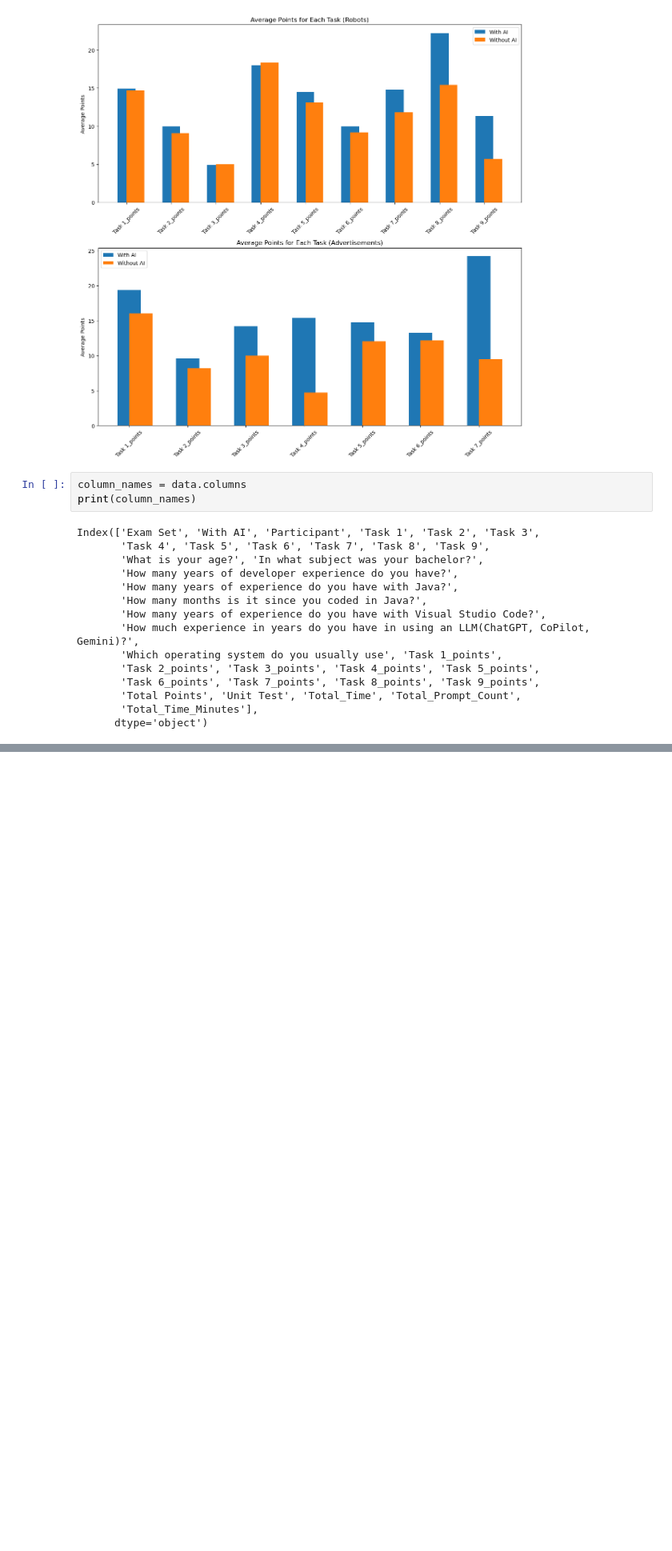
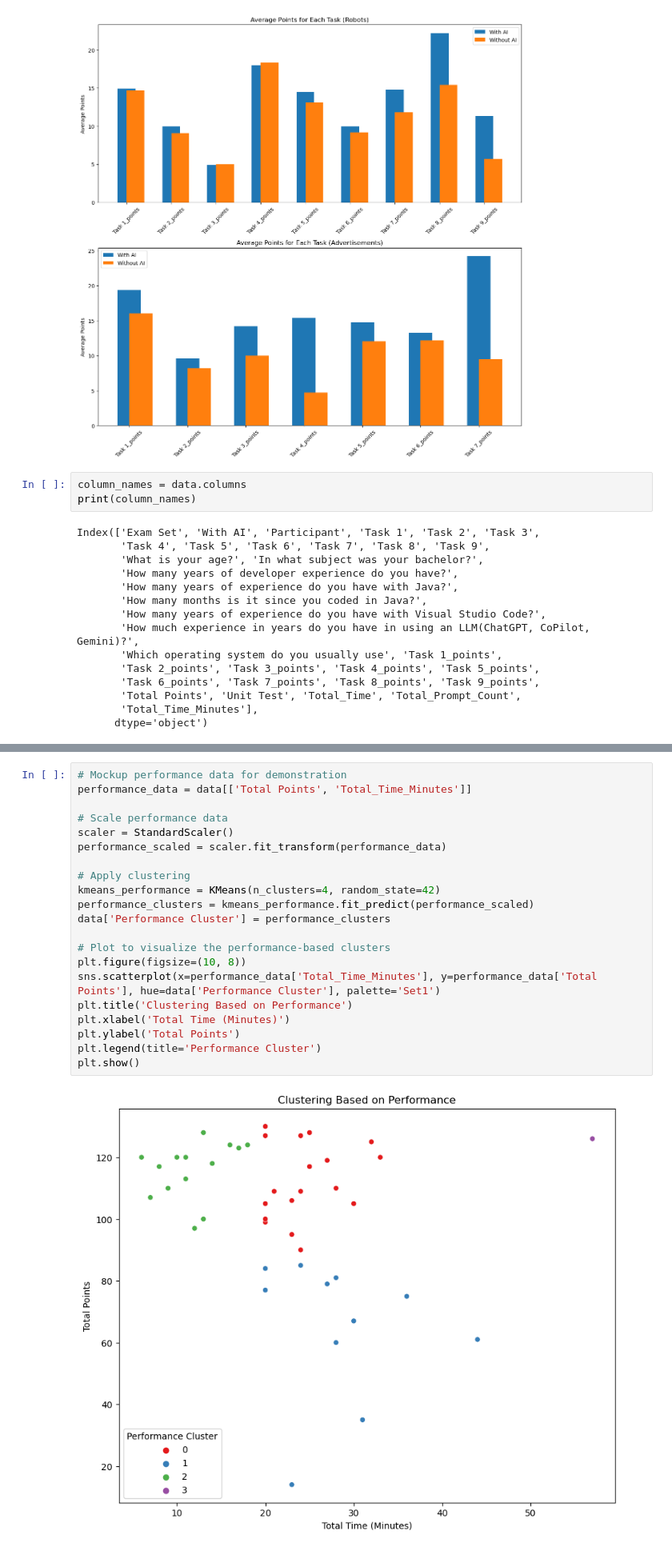
Before and after one commit to cseetreview/review_project, a Jupyter notebook: dataanalysis copy.ipynb, the cells around one changed output, grey strips where cells are left out. Shown: that part at 80% size. Drawn from its saved outputs; the diff is of its cells as text; blank space fills up the shorter version.

```diff
--- a/dataanalysis copy.ipynb
+++ b/dataanalysis copy.ipynb
@@ -660,0 +585,23 @@ plt.show()
+# %%
+# Mockup performance data for demonstration
+performance_data = data[['Total Points', 'Total_Time_Minutes']]
+
+# Scale performance data
+scaler = StandardScaler()
+performance_scaled = scaler.fit_transform(performance_data)
+
+# Apply clustering
+kmeans_performance = KMeans(n_clusters=4, random_state=42)
+performance_clusters = kmeans_performance.fit_predict(performance_scaled)
+data['Performance Cluster'] = performance_clusters
+
+# Plot to visualize the performance-based clusters
+plt.figure(figsize=(10, 8))
+sns.scatterplot(x=performance_data['Total_Time_Minutes'], y=performance_data['Total Points'], hue=data['Performance Cluster'], palette='Set1')
+plt.title('Clustering Based on Performance')
+plt.xlabel('Total Time (Minutes)')
+plt.ylabel('Total Points')
+plt.legend(title='Performance Cluster')
+plt.show()
+# %% [output]
+[figure, added]
```
Also changed, not shown: parts of 19 cells of this notebook, 1 other file.
